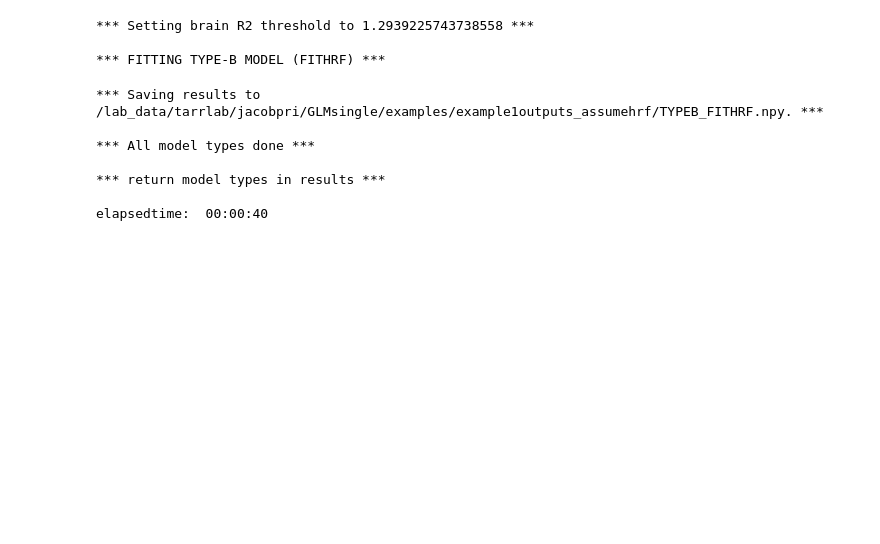
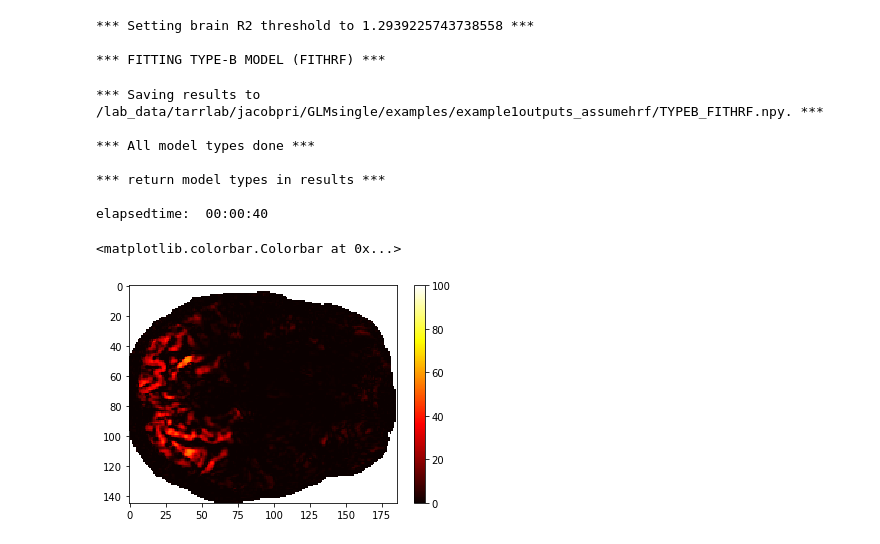
Before and after one commit to jacob-prince/GLMsingle, a Jupyter notebook: examples/example1.ipynb, the cells around one changed output. Cells and saved outputs as stored; diff of their text form; code cells hidden in the pictures; blank space fills up the shorter version.

Commit message:
added ex1 plots

```diff
--- a/examples/example1.ipynb
+++ b/examples/example1.ipynb
@@ -99,7 +113,7 @@ print(gst.params)
        0.45, 0.4 , 0.35, 0.3 , 0.25, 0.2 , 0.15, 0.1 , 0.05]), 'wantautoscale': 1, 'seed': 1621491335.6248696, 'suppressoutput': 0, 'lambda': 0}
 # %%
 # run GLMsingle
-results = gst.fit(
+results_assumehrf = gst.fit(
    design,
    data,
    stimdur,
@@ -143,3 +157,11 @@ done.
 elapsedtime:  00:00:40
 # %%
 # Step 3: Visualize baseline GLM outputs
+# %%
+R2 = results_assumehrf['typea']['onoffR2'].reshape((145,186))
+# %%
+plt.imshow(R2,aspect='auto',clim=(0,100),cmap='hot')
+plt.colorbar()
+# %% [output]
+<matplotlib.colorbar.Colorbar at 0x...>
+[figure, added]
```
Also changed, not shown: parts of 9 cells of this notebook.
